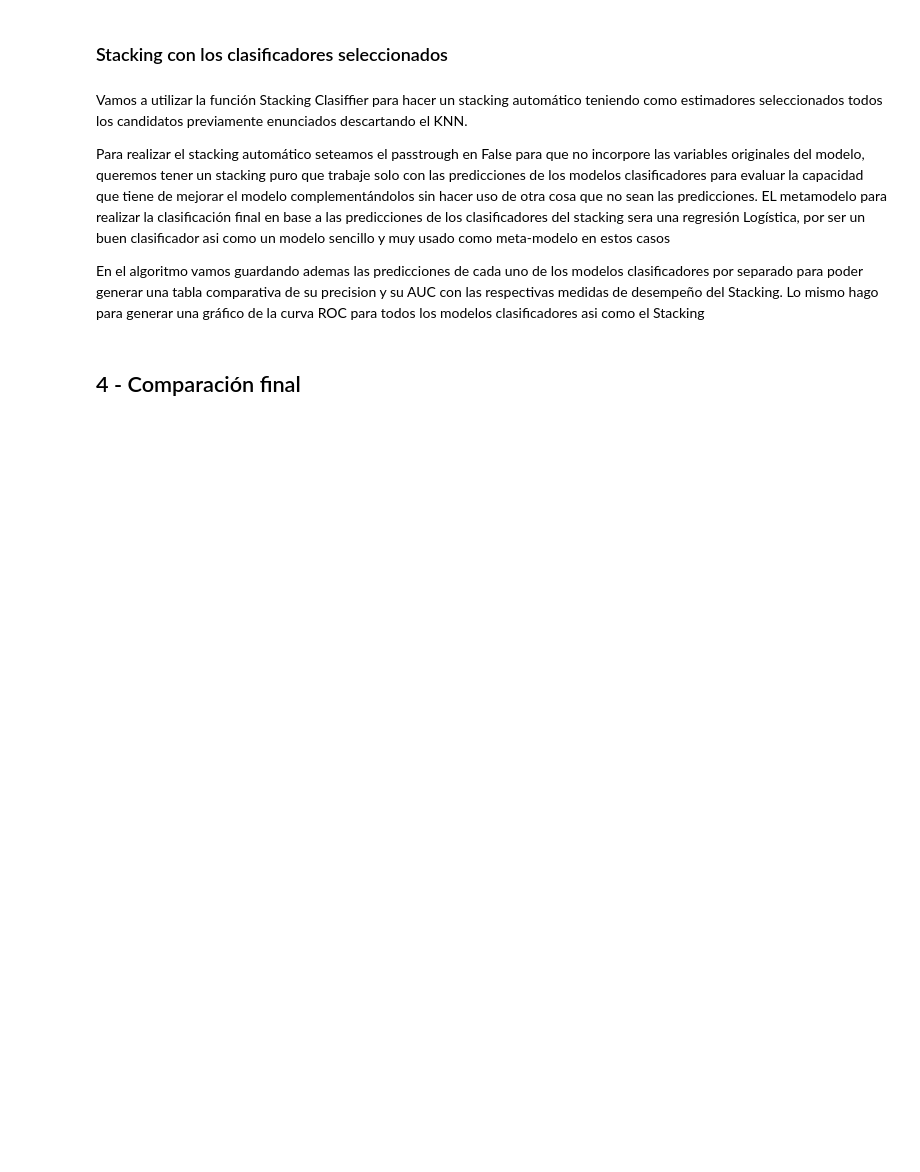
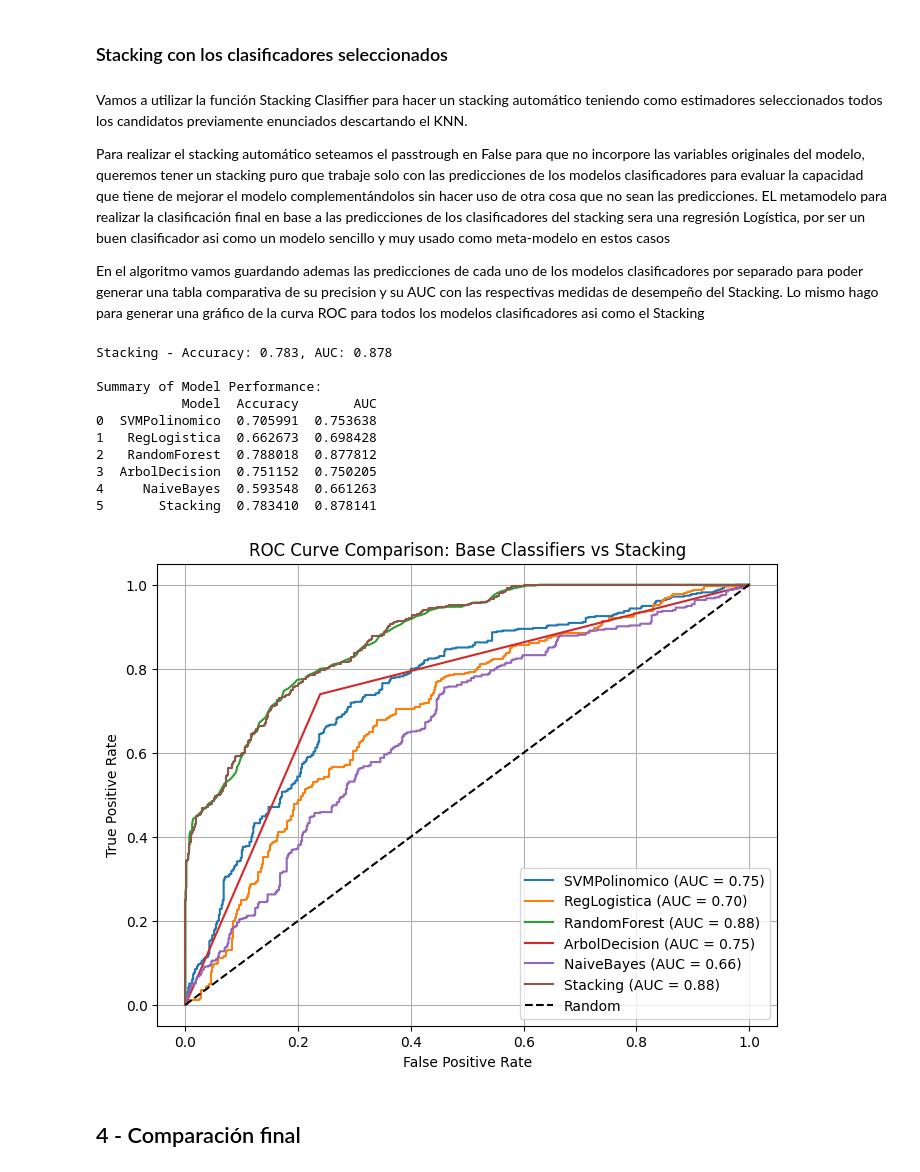
Before and after one commit to PabloPaezSheridan/BinaryClasifficationRNN, a Jupyter notebook: Solution/BinaryClassificationCarPainting.ipynb, the cells around one changed output. Drawn from its saved outputs; the diff is of its cells as text; code cells hidden in the pictures; blank space fills up the shorter version.

```diff
--- a/Solution/BinaryClassificationCarPainting.ipynb
+++ b/Solution/BinaryClassificationCarPainting.ipynb
@@ -537,34 +543,46 @@ def CustomStackingClassifier(X_train, Y_train, X_test, Y_test):
         passthrough=False,
         stack_method='auto'
     )
     stacking_clf.fit(X_train, Y_train)
     y_pred_stack = stacking_clf.predict(X_test)
     y_proba_stack = stacking_clf.predict_proba(X_test)[:, 1]
     acc_stack = accuracy_score(Y_test, y_pred_stack)
     auc_stack = roc_auc_score(Y_test, y_proba_stack)
     results.append({'Model': 'Stacking', 'Accuracy': acc_stack, 'AUC': auc_stack})
     fpr_stack, tpr_stack, _ = roc_curve(Y_test, y_proba_stack)
     roc_curves['Stacking'] = (fpr_stack, tpr_stack)
 
     print("\nStacking - Accuracy: {:.3f}, AUC: {:.3f}".format(acc_stack, auc_stack))
 
     results_df = pd.DataFrame(results)
     print("\nSummary of Model Performance:")
     print(results_df)
 
-    plt.figure(figsize=(10, 8))
+    plt.figure(figsize=(8, 6))
     for name, (fpr, tpr) in roc_curves.items():
         plt.plot(fpr, tpr, label=f"{name} (AUC = {roc_auc_score(Y_test, stacking_clf.predict_proba(X_test)[:, 1]) if name == 'Stacking' else roc_auc_score(Y_test, estimators[[n for n, _ in estimators].index(name)][1].predict_proba(X_test)[:, 1]):.2f})")
     plt.plot([0, 1], [0, 1], 'k--', label='Random')
     plt.xlabel('False Positive Rate')
     plt.ylabel('True Positive Rate')
     plt.title('ROC Curve Comparison: Base Classifiers vs Stacking')
     plt.legend(loc='lower right')
     plt.grid(True)
     plt.show()
 
 
 CustomStackingClassifier(X_train, Y_train, X_test, Y_test)
+# %% [output]
+Stacking - Accuracy: 0.783, AUC: 0.878
+
+Summary of Model Performance:
+           Model  Accuracy       AUC
+0  SVMPolinomico  0.705991  0.753638
+1   RegLogistica  0.662673  0.698428
+2   RandomForest  0.788018  0.877812
+3  ArbolDecision  0.751152  0.750205
+4     NaiveBayes  0.593548  0.661263
+5       Stacking  0.783410  0.878141
+[figure, added]
 # %% [markdown]
 ## 4 - Comparación final
 # %% [markdown]
```
Also changed, not shown: parts of 9 cells of this notebook, 1 other file.
